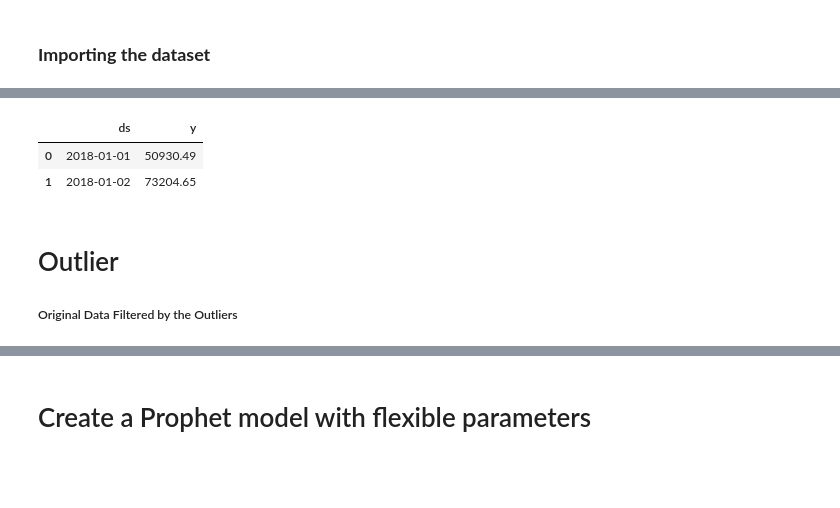
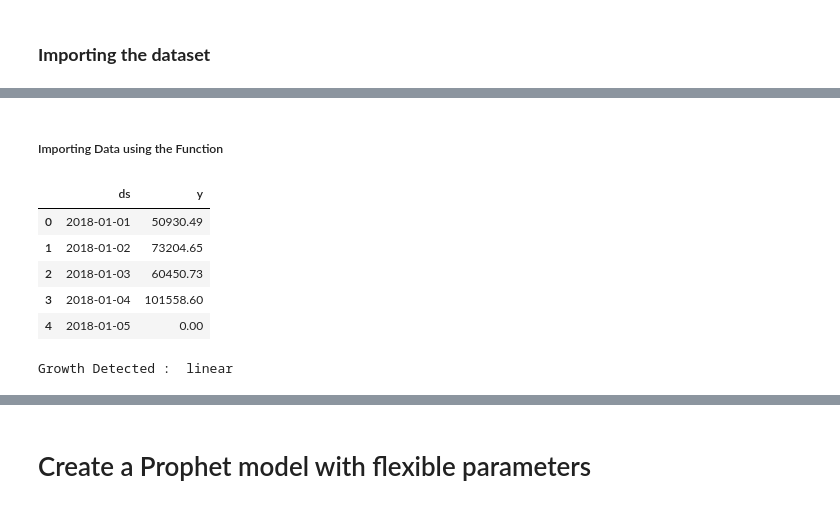
Before and after one commit to Ajazahmad94/DemandForecasting, a Jupyter notebook: models/Neural-Prophet.ipynb, the cells around one changed output, grey strips where cells are left out. Saved outputs shown, nothing was run; the diff lists cells and outputs as text; code cells hidden in the pictures; blank space fills up the shorter version.

Commit message:
Updated the Neuralprophet with the import libraries function

```diff
--- a/models/Neural-Prophet.ipynb
+++ b/models/Neural-Prophet.ipynb
@@ -520,35 +157,0 @@ if ramadan_add_seasonality:
-# %%
-def generate_weekends(start_date, end_date, weekend_days):
-    '''
-    This function will generate weekends dataframe with ds and holiday columns
-    Parameters :
-    start_date : start date of the data of type datetime
-    end_date : end date of the data of type datetime
-    weekend_days : list of weekend days ex: [4] for Friday
-    return : weekends dataframe with ds and holiday columns
-    '''
-    weekends = []
-    current_date = start_date
-    while current_date <= end_date:
-        # Check if the current date is a weekend
-        if current_date.weekday() in weekend_days:
-            weekends.append(current_date)
-        current_date += timedelta(days=1)
-
-    # Create a DataFrame with day names and dates
-    weekend_df = {'ds': weekends,
-                  'holiday': [day.strftime('%A') for day in weekends]}
-
-    df_weekends = pd.DataFrame(weekend_df)
-    return df_weekends
-#print(type(start_date))
-df_weekends = generate_weekends(start_date, end_date, weekend_days)
-if Weekend_add_seasonality:
-    data['is_weekend'] = data['ds'].isin(df_weekends['ds']).astype(int)
-if WorkingDays_add_seasonality:
-    data['is_weekday'] = (data['is_weekend'] == 0).astype(int)
-data.head(2)
-# %% [output]
-|  | ds | y |
-| 0 | 2018-01-01 | 50930.49 |
-| 1 | 2018-01-02 | 73204.65 |
@@ -570,3 +157,0 @@ if ramadan_add_seasonality:
-# %% [markdown]
-# Outlier
-##### Original Data Filtered by the Outliers
@@ -610,0 +158,34 @@ if detectoutliers:
+# %% [markdown]
+##### Importing Data using the Function
+# %%
+file_path = "/home/ajaz/DemandForecasting/Data/sampledata.csv"
+
+#Load Data
+data = loadCsvExcelFile(file_path)
+
+data['date'] = pd.to_datetime(data['date'])
+data.rename(columns={'date':'ds','value':'y'},inplace=True)
+# Get the first and last dates of the filtered data
+startDate = pd.to_datetime( data['ds'].iloc[0])
+endDate = pd.to_datetime( data['ds'].iloc[-1])
+
+startYear = startDate.year
+endYear = endDate.year
+
+data.head()
+# %% [output]
+|  | ds | y |
+| 0 | 2018-01-01 | 50930.49 |
+| 1 | 2018-01-02 | 73204.65 |
+| 2 | 2018-01-03 | 60450.73 |
+| 3 | 2018-01-04 | 101558.60 |
+| 4 | 2018-01-05 | 0.00 |
+# %%
+#Growth Detection
+if detectGrowth:
+    growth = detectGrowth(data)
+    print("Growth Detected : ",growth)
+else:
+    print("Manual, Growth Detection is Off")
+# %% [output]
+Growth Detected :  linear
```
Also changed, not shown: parts of 42 cells of this notebook, 7 other files.
